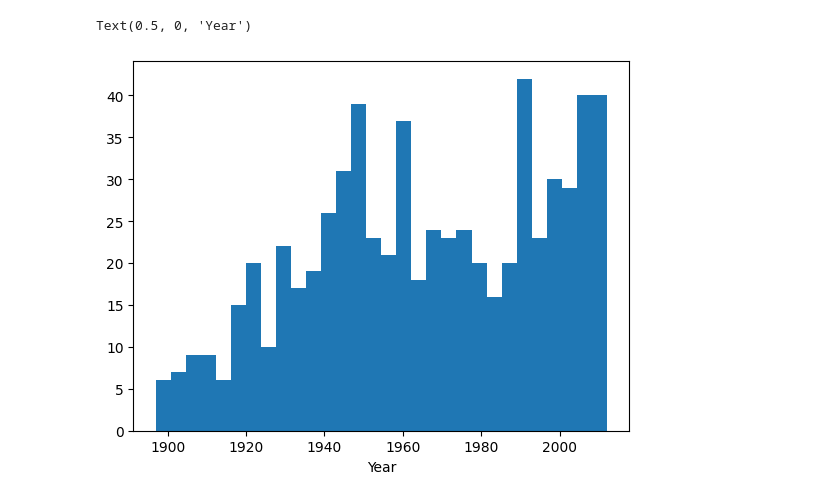
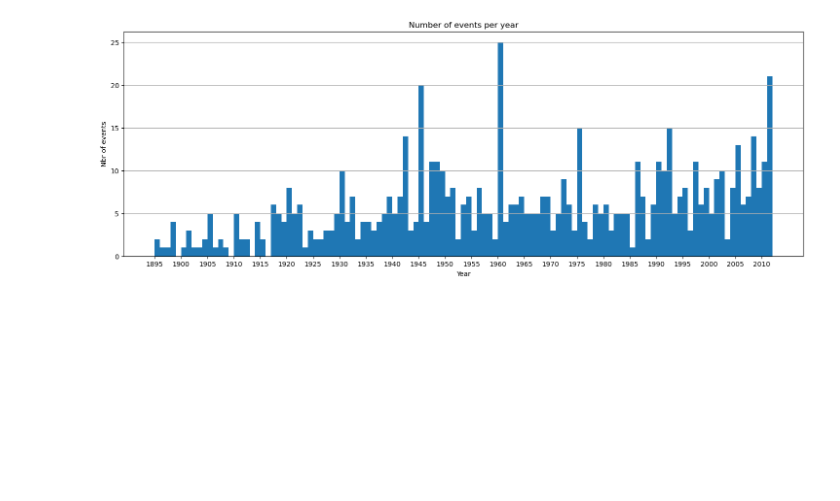
Before and after one commit to epfl-ada/ada-2024-project-padawans, a Jupyter notebook: Analysis_Historical_Events.ipynb, the cells around one changed output. Cells and saved outputs as stored; diff of their text form; code cells hidden in the pictures; blank space fills up the shorter version.

```diff
--- a/Analysis_Historical_Events.ipynb
+++ b/Analysis_Historical_Events.ipynb
@@ -93,8 +108,15 @@ We end up with the resulting dataframe :
-# %%
-#Lets try to visualize a bit our data
-#Histogram of the year
-plt.hist(df['Year'], 30)
-plt.xlabel('Year')
-# %% [output]
-Text(0.5, 0, 'Year')
-[figure, removed]
+# %%
+#Lets try to visualize a bit our data
+#Histogram of the year
+plt.figure(figsize=(18,6))
+plt.hist(df['Year'], bins=end-start) # one bin for every year
+plt.title('Number of events per year')
+plt.xlabel('Year')
+plt.ylabel('Nbr of events')
+
+year_ticks = np.arange(start, end + 1, 5)  # Adjust the interval to 5 years instead of the default 20 years
+plt.xticks(year_ticks)
+
+plt.grid(axis='y')
+# %% [output]
+[figure, added]
```
Also changed, not shown: parts of 15 cells of this notebook.
